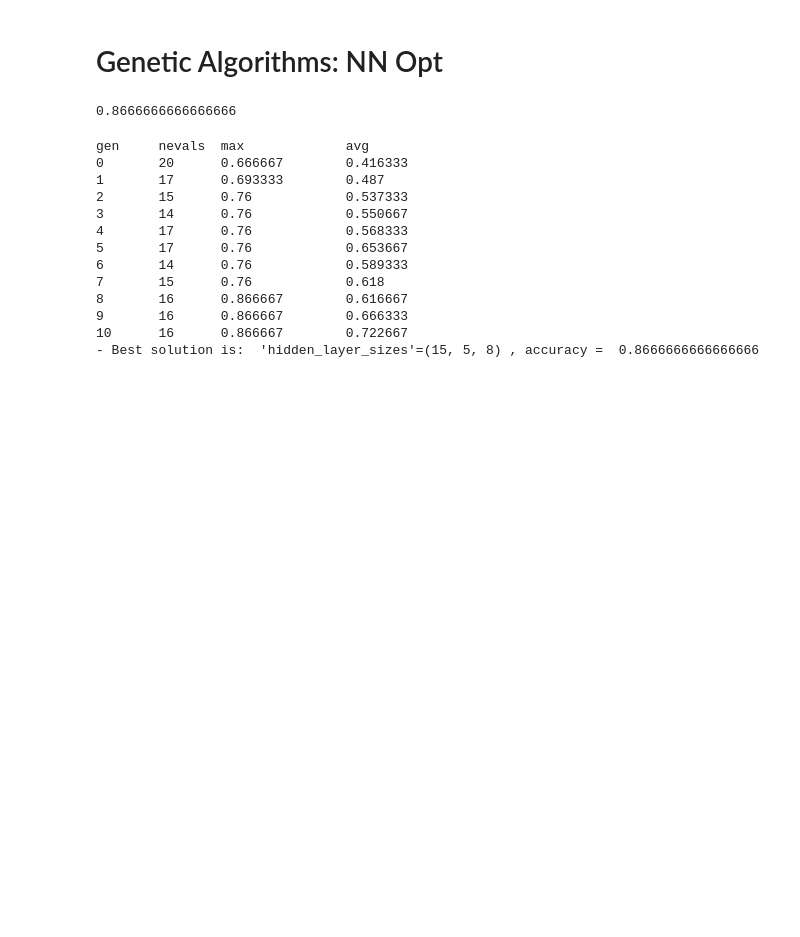
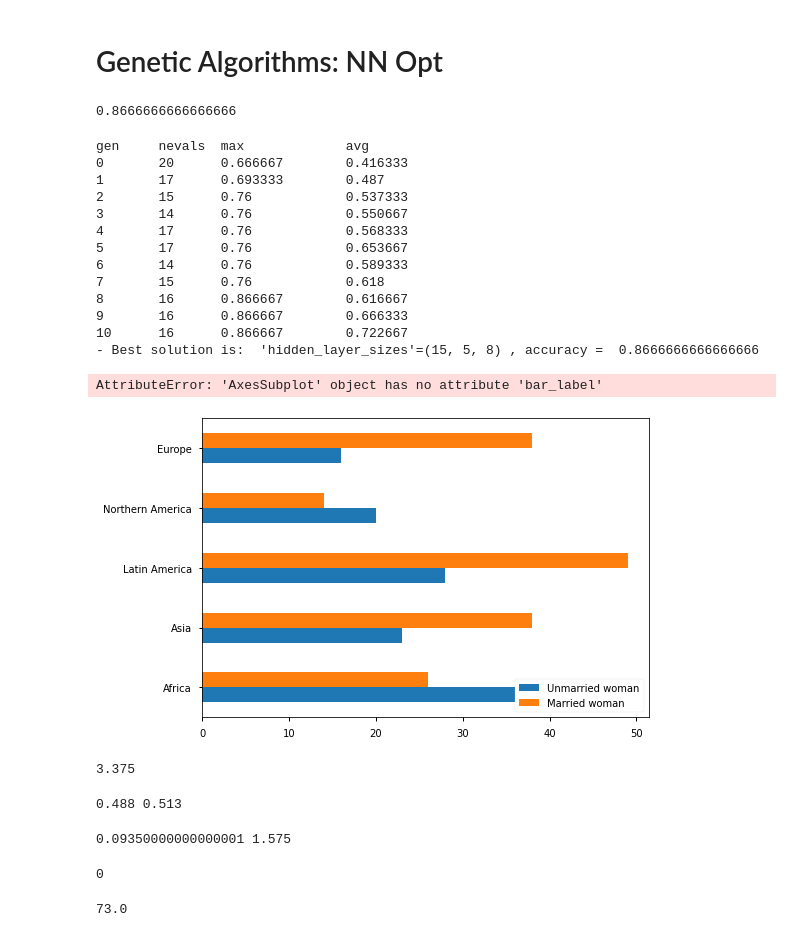
Before and after one commit to Unilmalas/TextAI, a Jupyter notebook: snippets 46.ipynb, the cells around one changed output. Saved outputs shown, nothing was run; the diff lists cells and outputs as text; code cells hidden in the pictures; blank space fills up the shorter version.

```diff
--- a/snippets 46.ipynb
+++ b/snippets 46.ipynb
@@ -644,3 +645,74 @@ gen     nevals  max             avg
 9       16      0.866667        0.666333
 10      16      0.866667        0.722667
 - Best solution is:  'hidden_layer_sizes'=(15, 5, 8) , accuracy =  0.8666666666666666
+# %%
+import matplotlib.pyplot as plt
+import pandas as pd
+
+plt.style.use('seaborn-notebook')
+
+unmarried_labels = ['30–55', '14–50', '16-59', '16-24', '13-26']
+married_labels = ['25–50', '29–59', '34–89', '11–18', '33–55']
+all_labels = [unmarried_labels, married_labels]
+
+df = pd.DataFrame({'Unmarried woman': [36, 23, 28, 20, 16],
+                   'Married woman': [26, 38, 49, 14, 38]},
+                  columns=['Unmarried woman', 'Married woman'],
+                  index=['Africa', 'Asia', 'Latin America', 'Northern America',
+                         'Europe'])
+
+# Save axes returned from DataFrame plot
+ax = df.plot.barh()
+# Iterate over containers and all_labels together
+for container, labels in zip(ax.containers, all_labels):
+    ax.bar_label(container, labels=labels, label_type='center')
+
+plt.title(
+    'Abortion rate per 1000 women aged 15–44 y. by marital status (2010–2014)',
+    fontweight='bold',
+    fontsize=11
+)
+
+plt.tight_layout()
+plt.show()
+# %% [output]
+AttributeError: 'AxesSubplot' object has no attribute 'bar_label'
+[figure, added]
+# %%
+4.5/12*9
+# %% [output]
+3.375
+# %%
+import random
+
+def hotw(weight_hd, weight_tl):
+    return random.choices((0, 1), (weight_hd, weight_tl))[0]
+
+nruns = 1000
+plr0 = 0
+plr1 = 0
+for i in range(nruns):
+    wp0 = plr0/(i + 1)
+    wp1 = plr1/(i + 1)
+    plr0 += hotw(wp0, 1 - wp0)
+    plr1 += hotw(wp1, 1 - wp1)
+print(wp0, wp1)
+# %% [output]
+0.488 0.513
+# %%
+import math
+
+print(0.55*0.17, .63/.4)
+# %% [output]
+0.09350000000000001 1.575
+# %%
+def chck(y, h, t, e):
+    return - 9*y + 90*h + 900*t - 92*e
+
+print(chck(8, 0, 1, 9))
+# %% [output]
+0
+# %%
+18.9+13.9+9.7+4.4+4.2+12.8+9.1
+# %% [output]
+73.0
```
Also changed, not shown: parts of 13 cells of this notebook.
